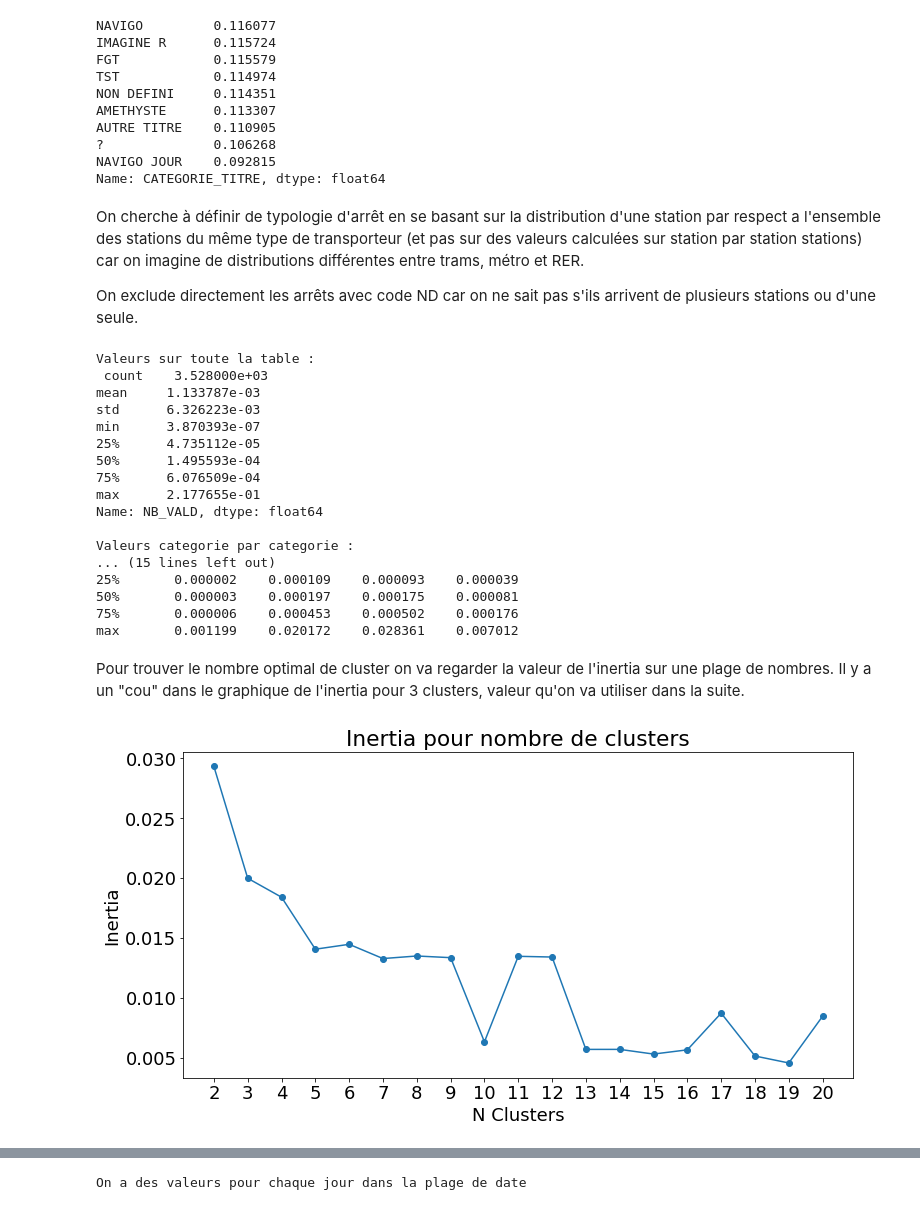
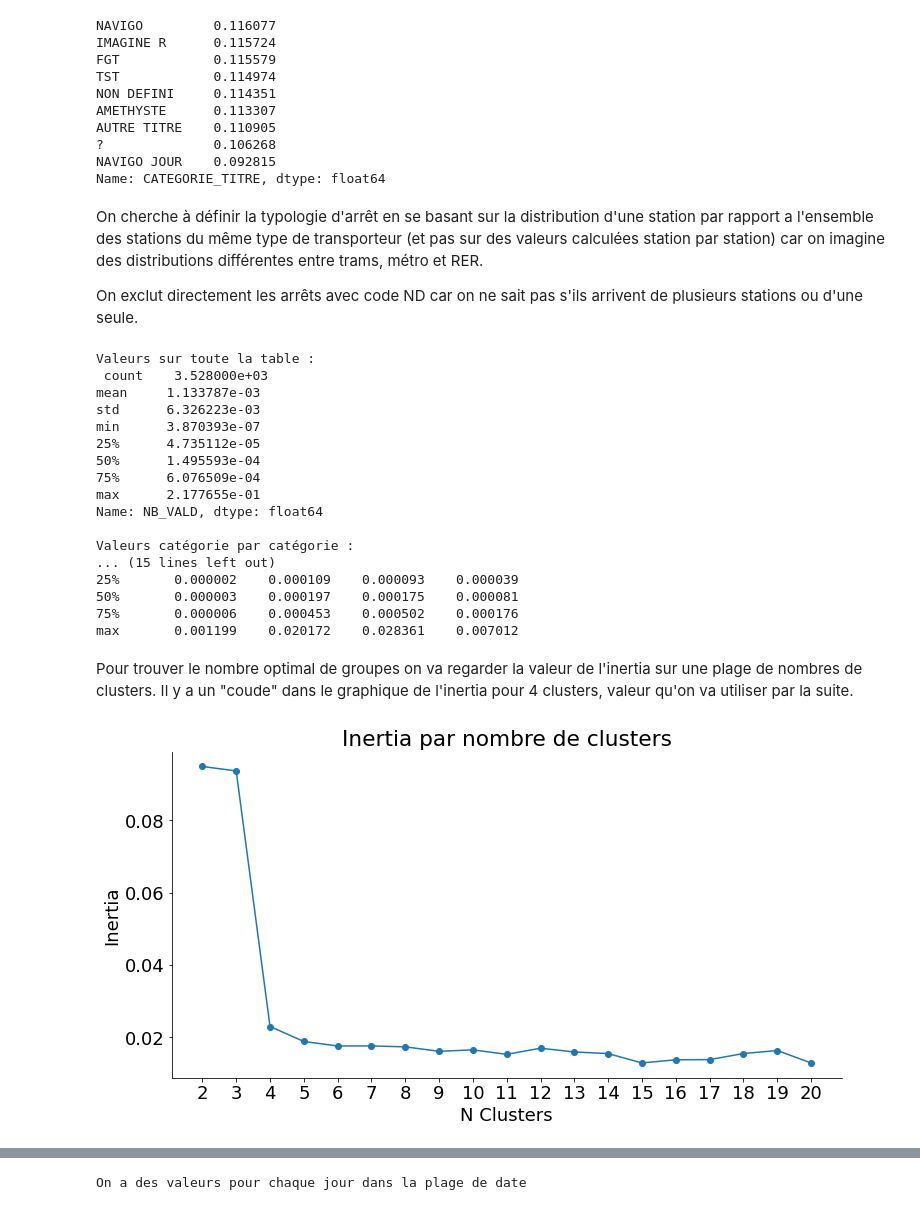
Before and after one commit to pcumani/SNCFValidations, a Jupyter notebook: Test entretien.ipynb, the cells around one changed output, grey strips where cells are left out. Saved outputs shown, nothing was run; the diff lists cells and outputs as text; code cells hidden in the pictures.

```diff
--- a/Test entretien.ipynb
+++ b/Test entretien.ipynb
@@ -487,9 +457,9 @@ AUTRE TITRE    0.110905
 NAVIGO JOUR    0.092815
 Name: CATEGORIE_TITRE, dtype: float64
 # %% [markdown]
-On cherche à définir de typologie d'arrêt en se basant sur la distribution d'une station par respect a l'ensemble des stations du même type de transporteur (et pas sur des valeurs calculées sur station par station stations) car on imagine de distributions différentes entre trams, métro et RER.
+On cherche à définir la typologie d'arrêt en se basant sur la distribution d'une station par rapport a l'ensemble des stations du même type de transporteur (et pas sur des valeurs calculées station par station) car on imagine des distributions différentes entre trams, métro et RER.
 
-On exclude directement les arrêts avec code ND car on ne sait pas s'ils arrivent de plusieurs stations ou d'une seule.
+On exclut directement les arrêts avec code ND car on ne sait pas s'ils arrivent de plusieurs stations ou d'une seule.
 # %%
 maskND = ~df['CODE_STIF_ARRET'].str.contains('ND')
 
@@ -511,7 +481,7 @@ val_cat = val_cat.groupby('CODE_STIF_ARRET')\
                  .apply(lambda df: df.fillna(method='ffill').fillna(method='bfill'))\
                  .drop_duplicates().fillna(0)
 
-print('Valeurs categorie par categorie :\n', val_cat.drop(columns=['CODE_STIF_TRNS']).describe())
+print('Valeurs catégorie par catégorie :\n', val_cat.drop(columns=['CODE_STIF_TRNS']).describe())
 
 col_cat = ['?', 'AUTRE TITRE', 'FGT', 'IMAGINE R', 'NAVIGO', 'NAVIGO JOUR', 'NON DEFINI', 'TST', 'AMETHYSTE']
 # %% [output]
@@ -526,35 +496,37 @@ min      3.870393e-07
 max      2.177655e-01
 Name: NB_VALD, dtype: float64
 
-Valeurs categorie par categorie :
+Valeurs catégorie par catégorie :
 ... (15 lines left out)
 25%       0.000002    0.000109    0.000093    0.000039
 50%       0.000003    0.000197    0.000175    0.000081
 75%       0.000006    0.000453    0.000502    0.000176
 max       0.001199    0.020172    0.028361    0.007012
 # %% [markdown]
-Pour trouver le nombre optimal de cluster on va regarder la valeur de l'inertia sur une plage de nombres. Il y a un "cou" dans le graphique de l'inertia pour 3 clusters, valeur qu'on va utiliser dans la suite.
+Pour trouver le nombre optimal de groupes on va regarder la valeur de l'inertia sur une plage de nombres de clusters. Il y a un "coude" dans le graphique de l'inertia pour 4 clusters, valeur qu'on va utiliser par la suite.
 # %%
 from sklearn.cluster import MiniBatchKMeans
 
 def inertia_clusters(data, max_k):
     trials = []
     for k in range(2, max_k+1):
-        trials.append(MiniBatchKMeans(n_clusters=k, random_state=42).fit(data).inertia_)
+        trials.append(MiniBatchKMeans(n_clusters=k, random_state=15).fit(data).inertia_)
 
     fig, ax = plt.subplots(figsize=(12, 6))
     ax.plot(range(2, max_k+1), trials, marker='o')
     ax.set_xlabel('N Clusters')
     ax.set_xticks(range(2, max_k+1))
     ax.set_xticklabels(range(2, max_k+1))
 
     ax.set_ylabel('Inertia')
-    ax.set_title(r'Inertia pour nombre de clusters')
+    ax.set_title(r'Inertia par nombre de clusters')
+    ax.spines['top'].set_visible(False)
+    ax.spines['right'].set_visible(False)
 
 max_k=20
 inertia_clusters(val_cat[col_cat], max_k)
 # %% [output]
-[figure, old version]
+[figure, new version]
 # %%
 fig, ax = plt.subplots(figsize=(10, 10))
 
```
Also changed, not shown: parts of 40 cells of this notebook, 1 other file.
